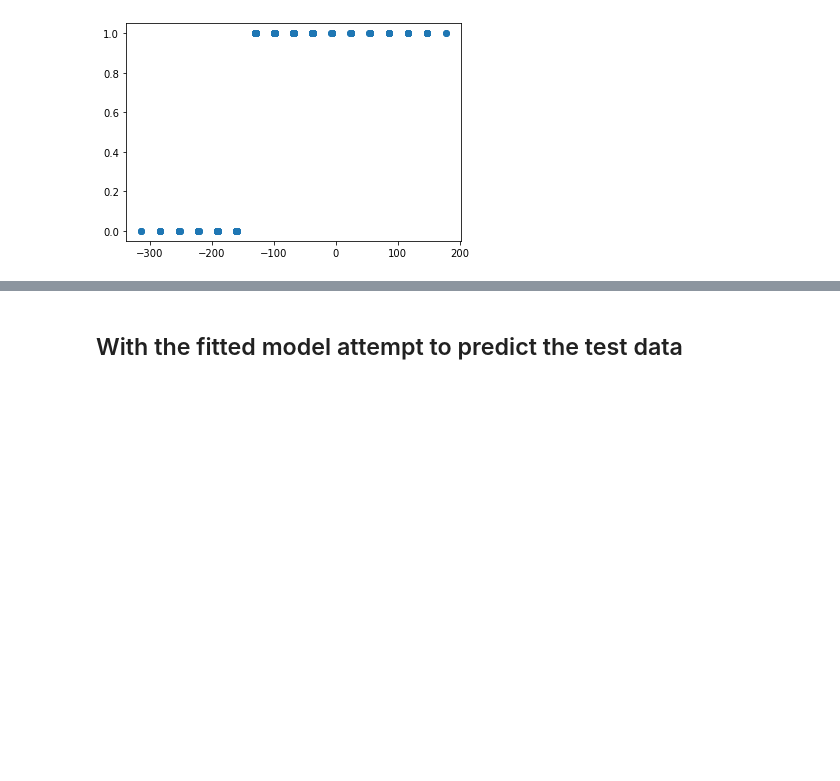
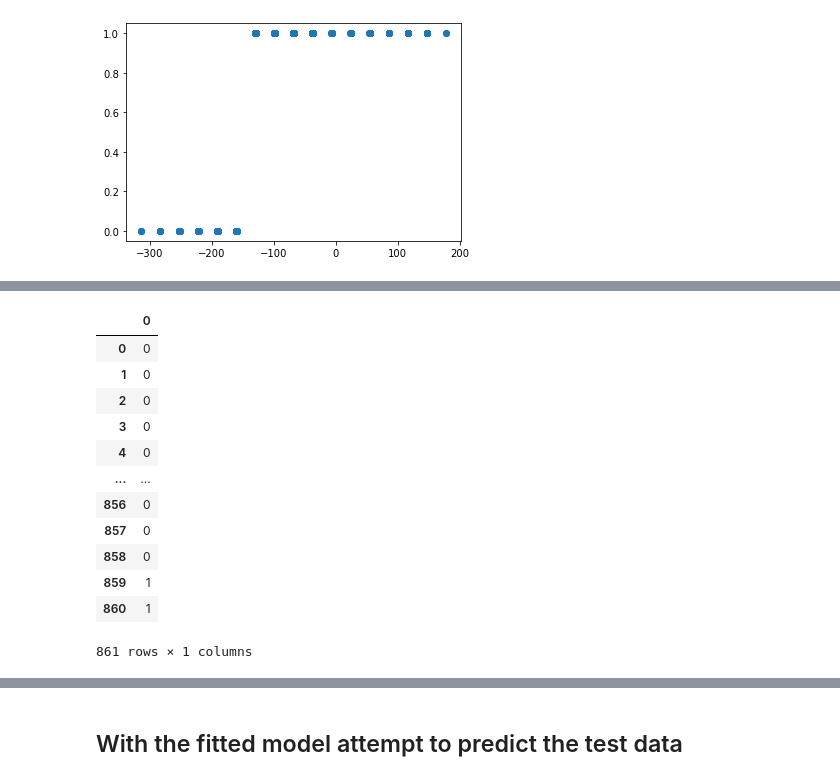
Before and after one commit to G-Licitra/hime, a Jupyter notebook: hime_ALL_types_LogMM.ipynb, the cells around one changed output, grey strips where cells are left out. Cells and saved outputs as stored; diff of their text form; code cells hidden in the pictures; blank space fills up the shorter version.

```diff
--- a/hime_ALL_types_LogMM.ipynb
+++ b/hime_ALL_types_LogMM.ipynb
@@ -133,0 +235,16 @@ ValueError: Classification metrics can't handle a mix of continuous and binary t
+# %%
+(tmp > 1).astype(int)
+# %% [output]
+|  | 0 |
+| 0 | 0 |
+| 1 | 0 |
+| 2 | 0 |
+| 3 | 0 |
+| 4 | 0 |
+| ... | ... |
+| 856 | 0 |
+| 857 | 0 |
+| 858 | 0 |
+| 859 | 1 |
+| 860 | 1 |
+861 rows × 1 columns
```
Also changed, not shown: parts of 15 cells of this notebook, 27 other files.
